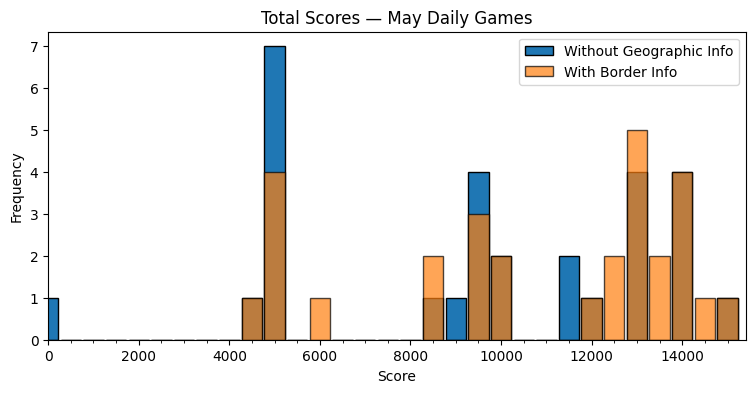
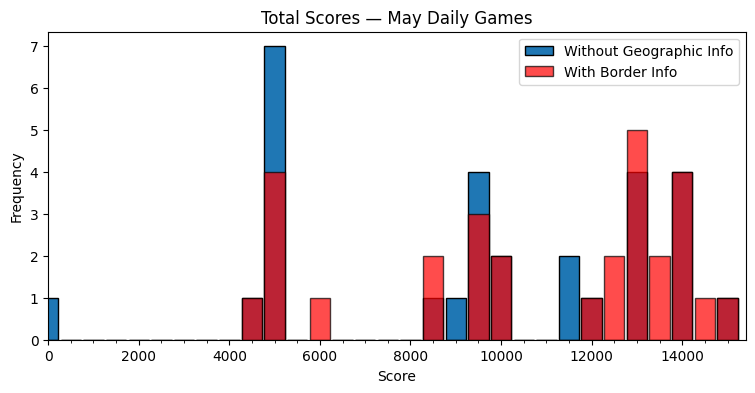
The change to this notebook cell's code, shown as a diff; its figure went from the first image to the second:
--- before
+++ after
@@ -7,5 +7,5 @@
 
 plt.hist(scores, bins=bins, edgecolor='black', rwidth=0.9)
-plt.hist(border_scores, bins=bins, edgecolor='black', rwidth=0.9, alpha=0.7)
+plt.hist(border_scores, bins=bins, edgecolor='black', rwidth=0.9, alpha=0.7, color='red')
 
 ax = plt.gca()

Commit: guessing takes fuzzy direction into account!